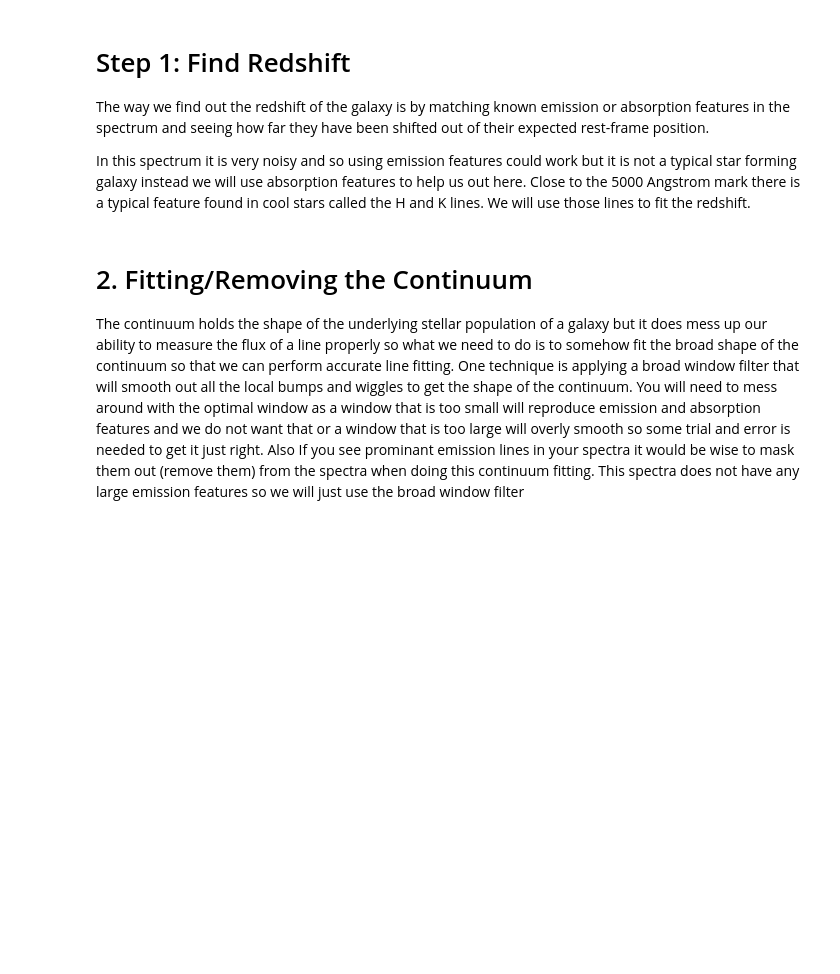
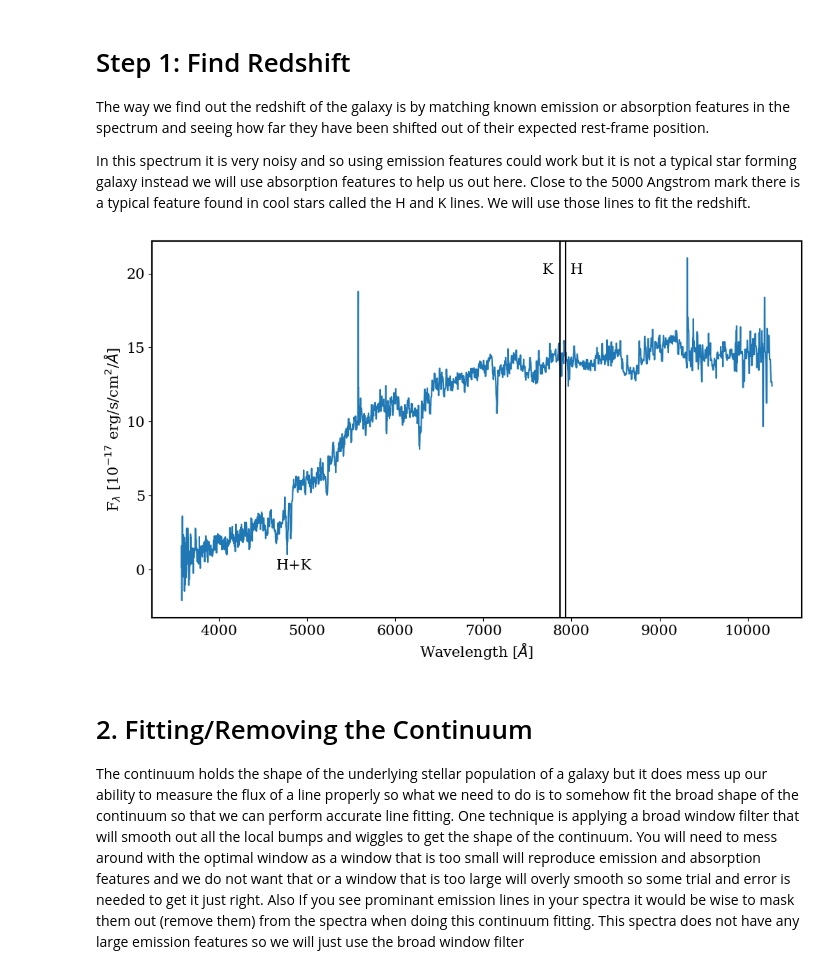
Before and after one commit to astroscar09/VIP_MODULE, a Jupyter notebook: Module3_Spectral_Analysis_Part1.ipynb, the cells around one changed output. Drawn from its saved outputs; the diff is of its cells as text; code cells hidden in the pictures; blank space fills up the shorter version.

Commit message:
updated Part 1 to ensure it worked and added more background on curve fit

```diff
--- a/Module3_Spectral_Analysis_Part1.ipynb
+++ b/Module3_Spectral_Analysis_Part1.ipynb
@@ -140,3 +140,4 @@ def convert_Fnu_to_Flambda(wavelength, fnu):
 # %%
 #reading in the data for one of the spectra
 table = Table.read('spectra_data3.fits')
+table = table.to_pandas()
@@ -175,25 +180,28 @@ In this spectrum it is very noisy and so using emission features could work but
 line_names = ['H', 'K']
 line_wavelengths = np.array([3968, 3934]) #rest frame wavelengths for H and K lines
 # %%
-#input your guess for a redshift here (Hint: redshift is between 0 - 1)
+#input your guess for a redshift here (Hint: redshift is between 0 - 0.5)
 z =
 
 #line that redshifts the lines
 redshifted_lines = (1+z) * line_wavelengths
 
 #plotting Spectrum
 plt.figure(figsize = (12, 7))
 plt.plot(wavelength, medfilt(flux, 5))
+plt.annotate('H+K', (4650, 0))
 
 #plotting vertical lines for the spectra
 plt.axvline(redshifted_lines[0], color = 'black')
 plt.annotate(line_names[0], (redshifted_lines[0]+50, 20))
 plt.axvline(redshifted_lines[1], color = 'black')
 plt.annotate(line_names[1], (redshifted_lines[1]-200, 20))
 
 plt.xlabel(r'Wavelength [$\AA$]', fontsize = 15)
 plt.ylabel(r'F$_{\lambda}$ [10$^{-17}$ erg/s/cm$^2$/$\AA$]', fontsize = 15)
 plt.show()
+# %% [output]
+[figure, added]
 # %% [markdown]
 # 2. Fitting/Removing the Continuum
 
```
Also changed, not shown: parts of 33 cells of this notebook.
